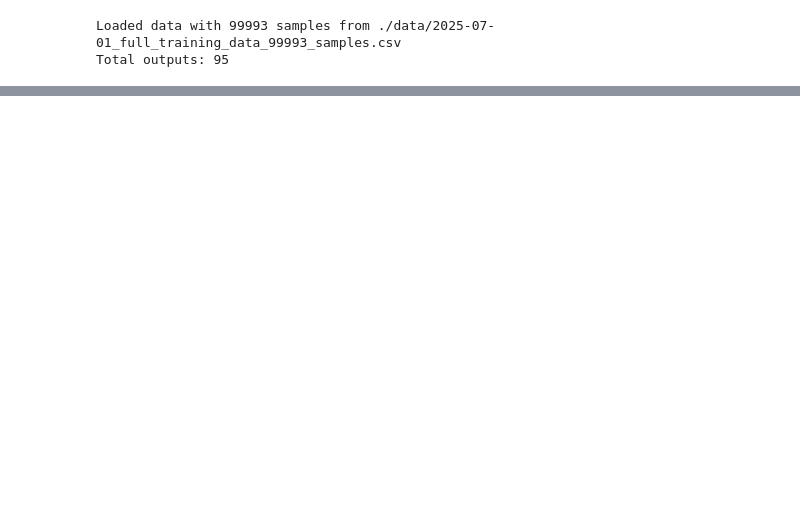
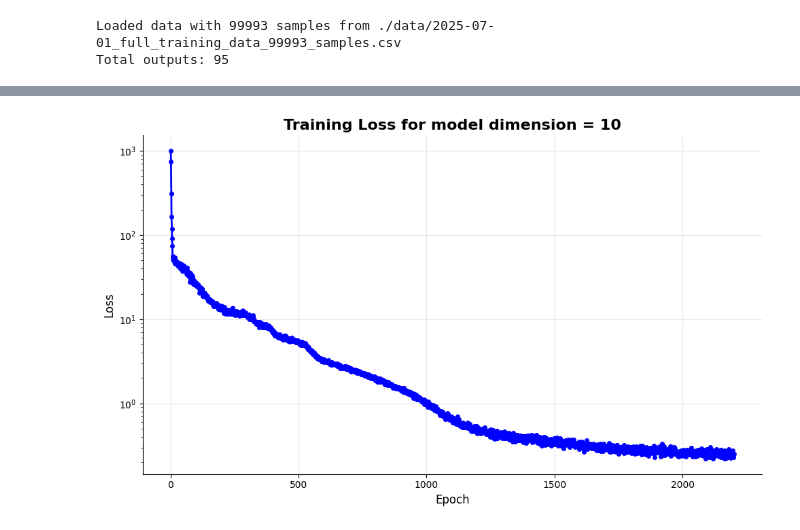
Before and after one commit to mathyharsha/metabolic-NN-harsha, a Jupyter notebook: transformer_from_scratch.ipynb, the cells around one changed output, grey strips where cells are left out. Drawn from its saved outputs; the diff is of its cells as text; code cells hidden in the pictures; blank space fills up the shorter version.

```diff
--- a/transformer_from_scratch.ipynb
+++ b/transformer_from_scratch.ipynb
@@ -416,0 +458,2 @@ plot_loss(average_losses)
+# %%
+average_losses_10, trained_model_10 = train_model(10,5)
@@ -416,0 +478,4 @@ plot_loss(average_losses)
+# %%
+plot_loss(average_losses_10,title="Training Loss",d_model=10)
+# %% [output]
+[figure, added]
```
Also changed, not shown: parts of 19 cells of this notebook.
